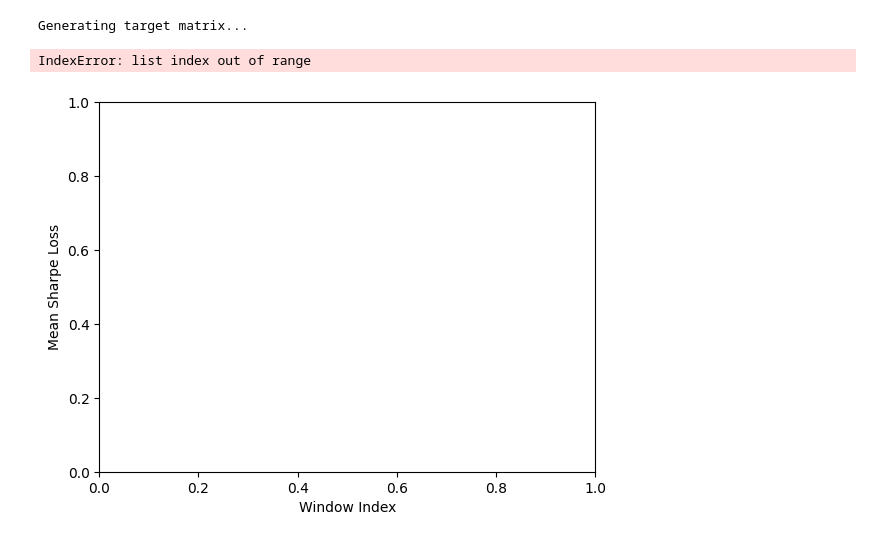
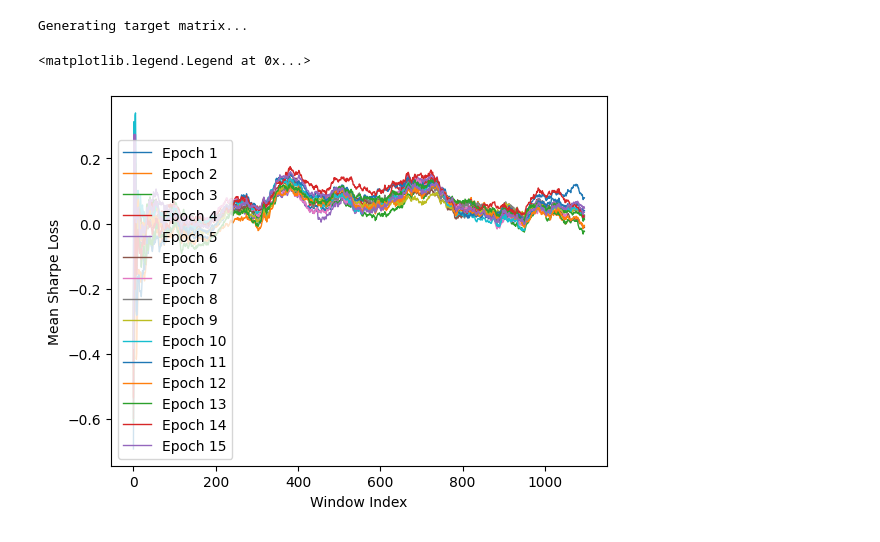
Before and after one commit to dcuoliveira/graph-portfolio-opt, a Jupyter notebook: src/TGNNPODraft_CRSP.ipynb, the cells around one changed output. Cells and saved outputs as stored; diff of their text form; code cells hidden in the pictures.

```diff
--- a/src/TGNNPODraft_CRSP.ipynb
+++ b/src/TGNNPODraft_CRSP.ipynb
@@ -36,49 +37,52 @@ plt.xlabel('Window Index')
 plt.ylabel('Mean Sharpe Loss')
 # (1) model
 model = TGNNPO(node_features=loader.num_features, periods=window_length).to(device)
+model.reset_parameters()
 
 # (2) loss function
 lossfn = SharpeLoss()
 
 # (3) training procedure
 model.train()
 for epoch in range(epochs):
     # optimizer resets itself between epochs
     cur_max_lr = learning_rate
-    optimizer = torch.optim.Adam(model.parameters(), lr=learning_rate, weight_decay=(learning_rate/10.0))
+    optimizer = torch.optim.Adam(model.parameters(), lr=learning_rate, weight_decay=learning_rate/100.0, maximize=True)
     loss_history = []
     mean_history = []
     pbar = tqdm(enumerate(dataset), total=dataset.get_num_batches())
     for steps, batch in pbar:
         X_batch = batch.x
         static_edge_index = batch.edge_index
         edge_weights = batch.edge_weight
         prices_batch = batch.y
 
 
         optimizer.zero_grad()
 
         # predict portfolio weights
         weights_pred = model(X_batch, static_edge_index, edge_weights)
 
         # sharpe ratio loss
-        loss = lossfn(prices_batch, weights_pred, ascent=True)
-        loss_history.append(loss.item())
+        loss = lossfn(prices_batch[:, -2:], weights_pred, ascent=False)
+        loss_history.append(loss[0].item())
         if len(loss_history) < lookback_loss_mean:
-            mean_history.append(-1 * sum(loss_history) / len(loss_history))
+            mean_history.append(sum(loss_history) / len(loss_history))
         else:
-            mean_history.append(-1 * sum(loss_history[(-1 * lookback_loss_mean):]) / len(loss_history[(-1 * lookback_loss_mean):]))
-        pbar.set_description("Epoch: %d, sharpe (mean loss): %1.5f" % (epoch + 1, mean_history[-1]))
+            mean_history.append(sum(loss_history[(-1 * lookback_loss_mean):]) / len(loss_history[(-1 * lookback_loss_mean):]))
+        pbar.set_description("Epoch: %d, sharpe (mean loss): %1.5f" % (epoch + 1, mean_history[-1] * np.sqrt(252)))
 
-        if len(mean_history) > 1 and  mean_history[-2] - mean_history[-1] > 0.05:
-            for g in optimizer.param_groups:
-                g['lr'] = cur_max_lr
+        #if len(mean_history) > 1 and  mean_history[-2] - mean_history[-1] > 0.05:
+        #    for g in optimizer.param_groups:
+        #        g['lr'] = cur_max_lr
 
-        loss.backward()
+        loss[0].backward()
+        #print(len(list(model.parameters())))
+        #print(list(model.parameters())[1].grad)
         optimizer.step()
     plt.plot(list(range(dataset.get_num_batches())), mean_history, linewidth=1, label=f'Epoch {epoch+1}')
-    learning_rate = learning_rate / 1.5
+    learning_rate = learning_rate / 1.2
 plt.legend()
 # %% [output]
-IndexError: list index out of range
+<matplotlib.legend.Legend at 0x...>
-[figure, old version]
+[figure, new version]
```
Also changed, not shown: parts of 1 cell of this notebook, 3 other files.
